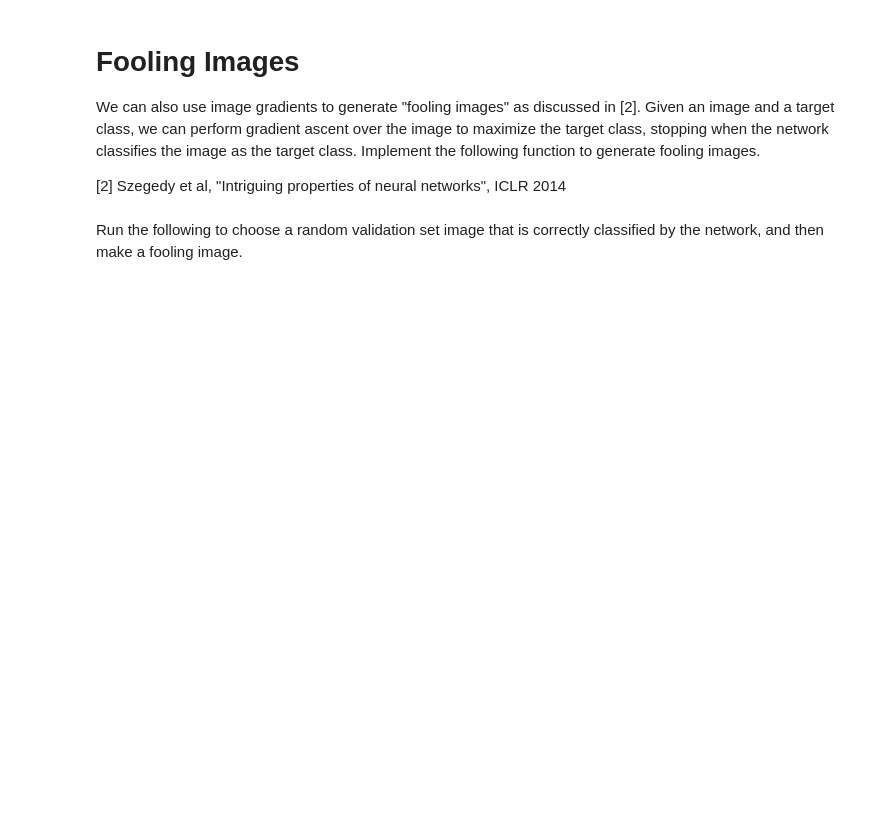
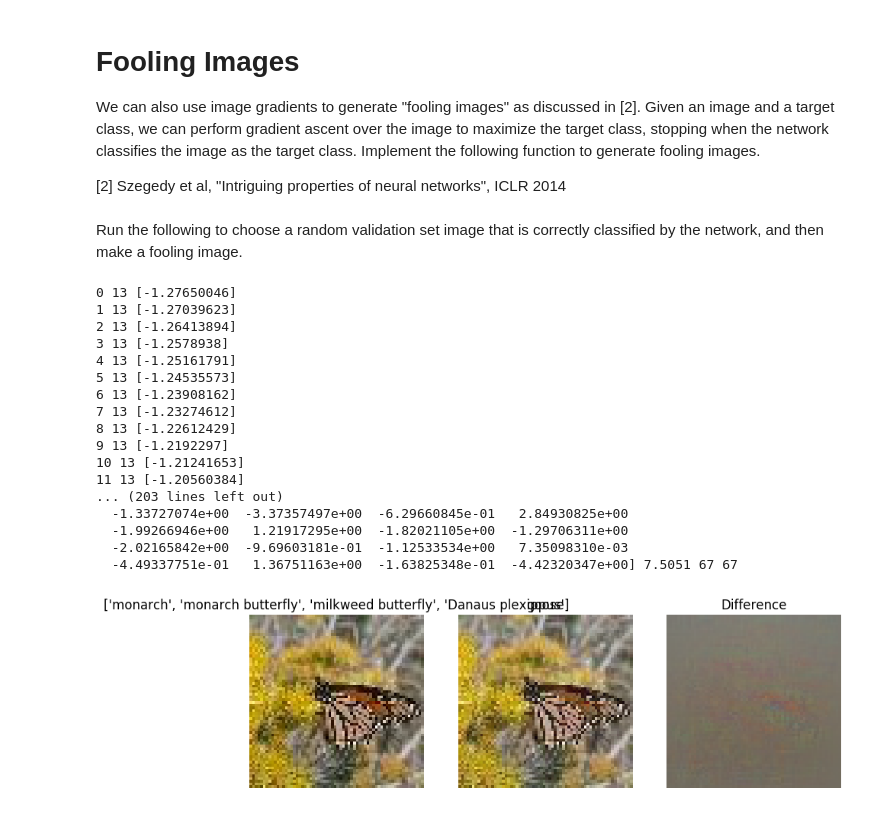
Before and after one commit to princewang1994/CS231nAssignment, a Jupyter notebook: assignment3/ImageGradients.ipynb, the cells around one changed output. Saved outputs shown, nothing was run; the diff lists cells and outputs as text; code cells hidden in the pictures; blank space fills up the shorter version.

Commit message:
Image Gradients

```diff
--- a/assignment3/ImageGradients.ipynb
+++ b/assignment3/ImageGradients.ipynb
@@ -178,7 +214,16 @@ def make_fooling_image(X, target_y, model):
   # HINT: For most examples, you should be able to generate a fooling image    #
   # in fewer than 100 iterations of gradient ascent.                           #
   ##############################################################################
-  pass
+  scores = np.zeros((1, 100))
+  i = 0
+  while scores.argmax() != target_y:
+    scores, cache = model.forward(X_fooling)
+    dscores = np.zeros_like(scores)
+    dscores[np.arange(dscores.shape[0]), target_y] = 1.0
+    dX, grad = model.backward(dscores, cache)
+    print i, scores.argmax(), scores[:, target_y]
+    X_fooling += 100*dX
+    i += 1
   ##############################################################################
   #                             END OF YOUR CODE                               #
   ##############################################################################
@@ -188,30 +233,50 @@ Run the following to choose a random validation set image that is correctly clas
 # %%
 # Find a correctly classified validation image
 while True:
   i = np.random.randint(data['X_val'].shape[0])
   X = data['X_val'][i:i+1]
   y = data['y_val'][i:i+1]
   y_pred = model.loss(X)[0].argmax()
   if y_pred == y: break
 
 target_y = 67
 X_fooling = make_fooling_image(X, target_y, model)
 
 # Make sure that X_fooling is classified as y_target
 scores = model.loss(X_fooling)
+print scores[0], scores[0, target_y], scores[0].argmax(), target_y
 assert scores[0].argmax() == target_y, 'The network is not fooled!'
 
 # Show original image, fooling image, and difference
 plt.subplot(1, 3, 1)
 plt.imshow(deprocess_image(X, data['mean_image']))
 plt.axis('off')
-plt.title(data['class_names'][y][0])
+plt.title(data['class_names'][y[0]])
 plt.subplot(1, 3, 2)
 plt.imshow(deprocess_image(X_fooling, data['mean_image'], renorm=True))
 plt.title(data['class_names'][target_y][0])
 plt.axis('off')
 plt.subplot(1, 3, 3)
 plt.title('Difference')
 plt.imshow(deprocess_image(X - X_fooling, data['mean_image']))
 plt.axis('off')
 plt.show()
+# %% [output]
+0 13 [-1.27650046]
+1 13 [-1.27039623]
+2 13 [-1.26413894]
+3 13 [-1.2578938]
+4 13 [-1.25161791]
+5 13 [-1.24535573]
+6 13 [-1.23908162]
+7 13 [-1.23274612]
+8 13 [-1.22612429]
+9 13 [-1.2192297]
+10 13 [-1.21241653]
+11 13 [-1.20560384]
+... (203 lines left out)
+  -1.33727074e+00  -3.37357497e+00  -6.29660845e-01   2.84930825e+00
+  -1.99266946e+00   1.21917295e+00  -1.82021105e+00  -1.29706311e+00
+  -2.02165842e+00  -9.69603181e-01  -1.12533534e+00   7.35098310e-03
+  -4.49337751e-01   1.36751163e+00  -1.63825348e-01  -4.42320347e+00] 7.5051 67 67
+[figure, added]
```
Also changed, not shown: parts of 6 cells of this notebook.
